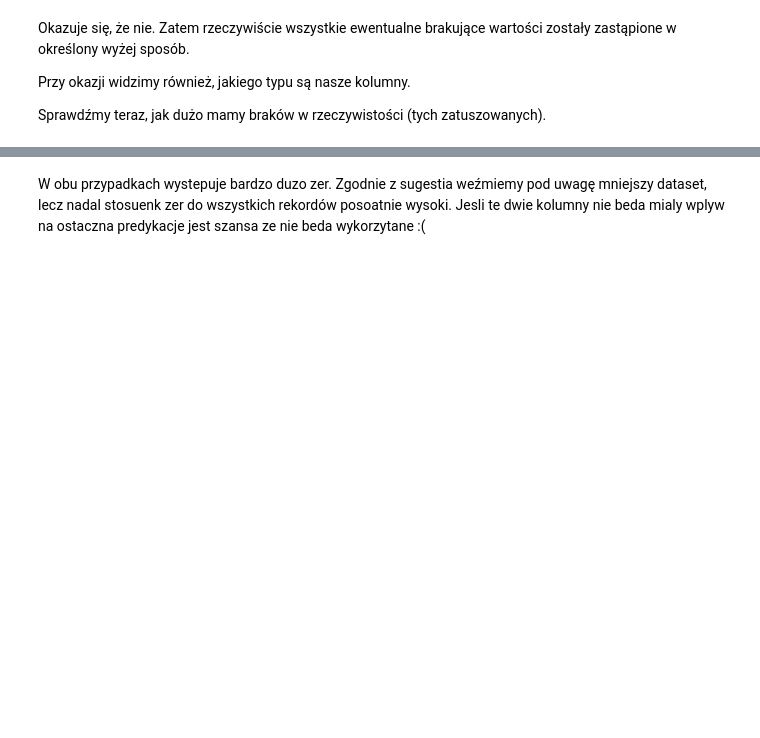
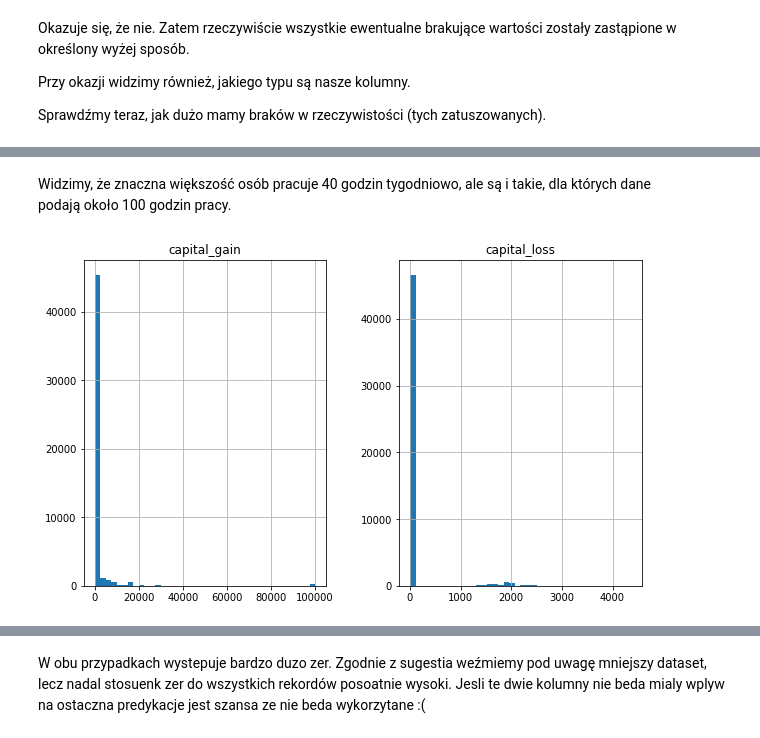
Before and after one commit to pablo2811/salary-predictive, a Jupyter notebook: EDA.ipynb, the cells around one changed output, grey strips where cells are left out. Saved outputs shown, nothing was run; the diff lists cells and outputs as text; code cells hidden in the pictures; blank space fills up the shorter version.

```diff
--- a/EDA.ipynb
+++ b/EDA.ipynb
@@ -399,0 +208,7 @@ df
+# %% [markdown]
+Widzimy, że znaczna większość osób pracuje 40 godzin tygodniowo, ale są i takie, dla których dane podają około 100 godzin pracy.
+# %%
+df[["capital_gain", "capital_loss"]].hist(bins = 40, figsize = (10, 6))
+plt.show()
+# %% [output]
+[figure, added]
```
Also changed, not shown: parts of 89 cells of this notebook.
